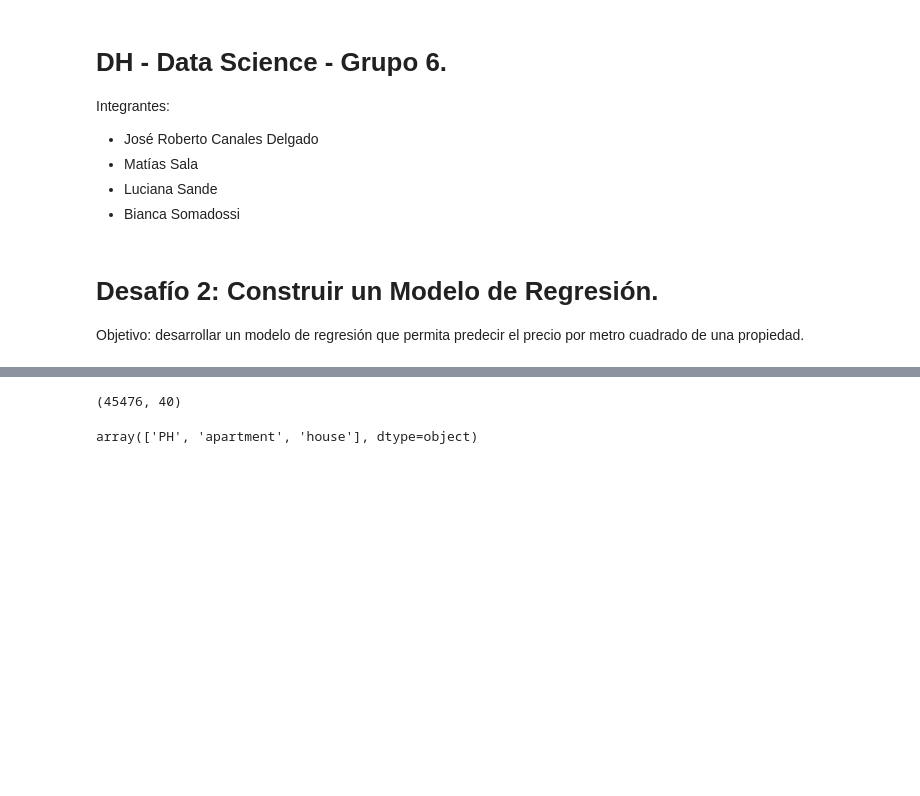
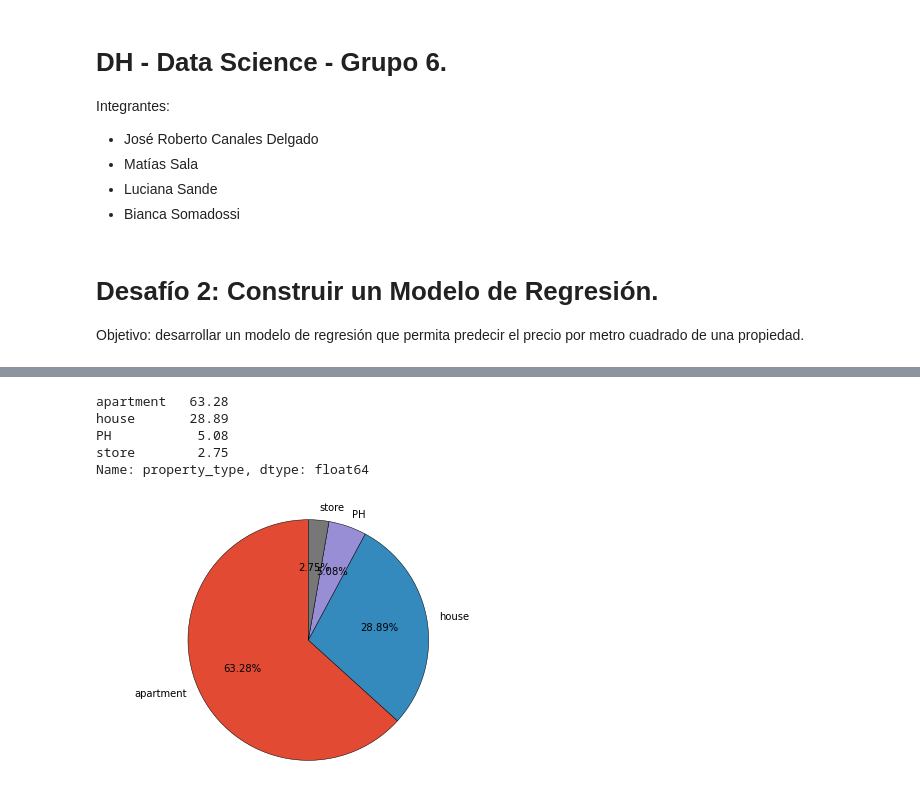
Before and after one commit to Luchiii89/DH_grupo_6, a Jupyter notebook: Desafio_2.ipynb, the cells around one changed output, grey strips where cells are left out. Saved outputs shown, nothing was run; the diff lists cells and outputs as text; code cells hidden in the pictures; blank space fills up the shorter version.

```diff
--- a/Desafio_2.ipynb
+++ b/Desafio_2.ipynb
@@ -82 +119,39 @@ array(['PH', 'apartment', 'house', 'store'], dtype=object)
+# %%
+#Proporciones de la composición del dataset por tipo de propiedad:.
+
+data_property_type = dataset["property_type"]
+
+data_property_type_proportions = 100. * data_property_type.value_counts() / len(data_property_type)
+data_property_type_proportions
+# %% [output]
+apartment   63.28
+house       28.89
+PH           5.08
+store        2.75
+Name: property_type, dtype: float64
+# %%
+count=dataset["property_type"].value_counts().tolist()
+label=dataset["property_type"].value_counts().index
+
+plt.style.use('ggplot')
+
+dic = dict(zip(label,count))
+
+import itertools
+newdic={}
+for key, group in itertools.groupby(dic, lambda k: 'Others' if (dic[k]<1000) else k):
+     newdic[key] = sum([dic[i] for i in list(group)])
+
+labels = newdic.keys()
+sizes = newdic.values()
+
+fig, ax = plt.subplots()
+
+ax.pie(sizes, labels=labels, autopct='%1.2f%%',wedgeprops={"edgecolor":"k"},explode=[0,0,0,0], startangle=90)
+ax.axis('equal')
+plt.tight_layout()
+
+plt.show()
+# %% [output]
+[figure, added]
 # %%
@@ -86,11 +162,3 @@ dataset.drop(index_property_types, inplace=True)
-# %%
-dataset.shape
-# %% [output]
-(45476, 40)
-# %%
-dataset["property_type"].unique()
-# %% [output]
-array(['PH', 'apartment', 'house'], dtype=object)
 # %%
 fig, axs = plt.subplots(1,2, figsize=(15, 5))
 
```
Also changed, not shown: parts of 51 cells of this notebook, 4 other files.
